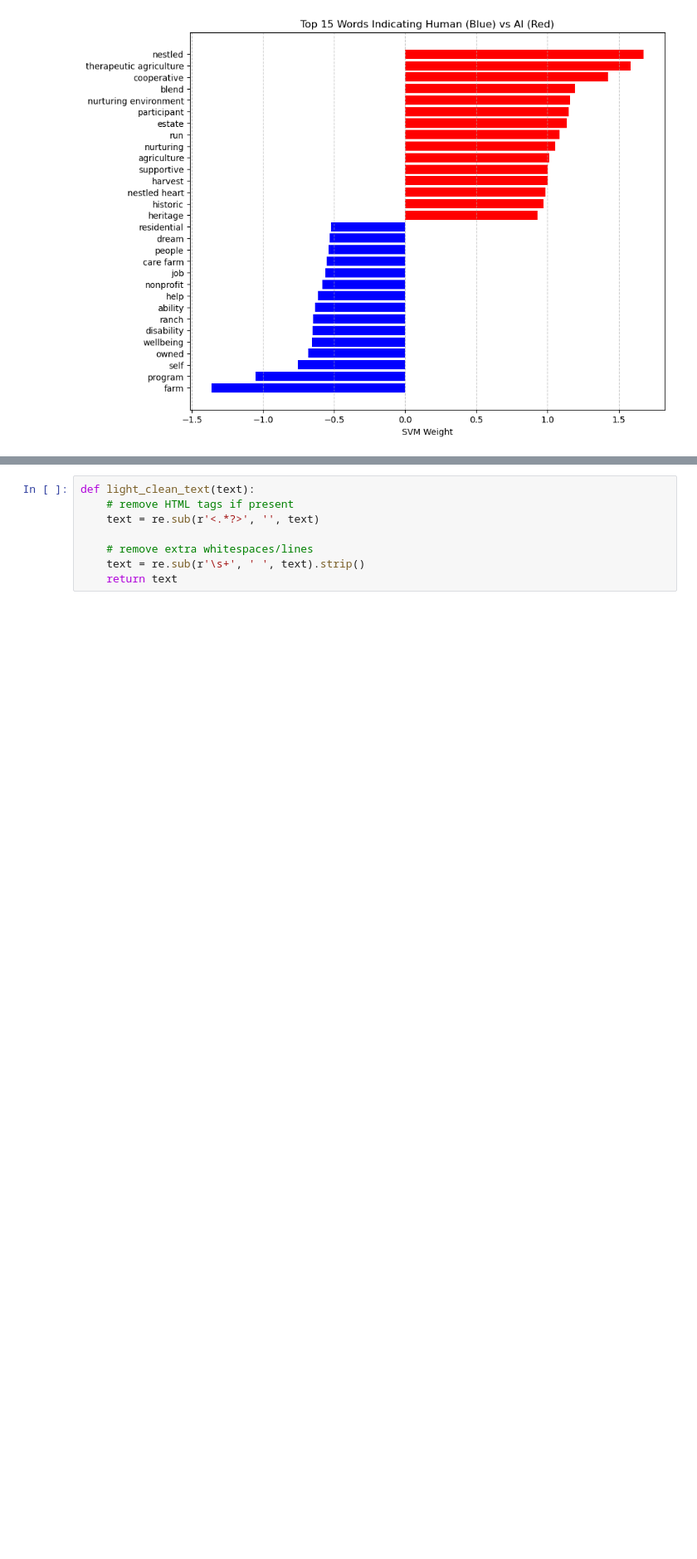
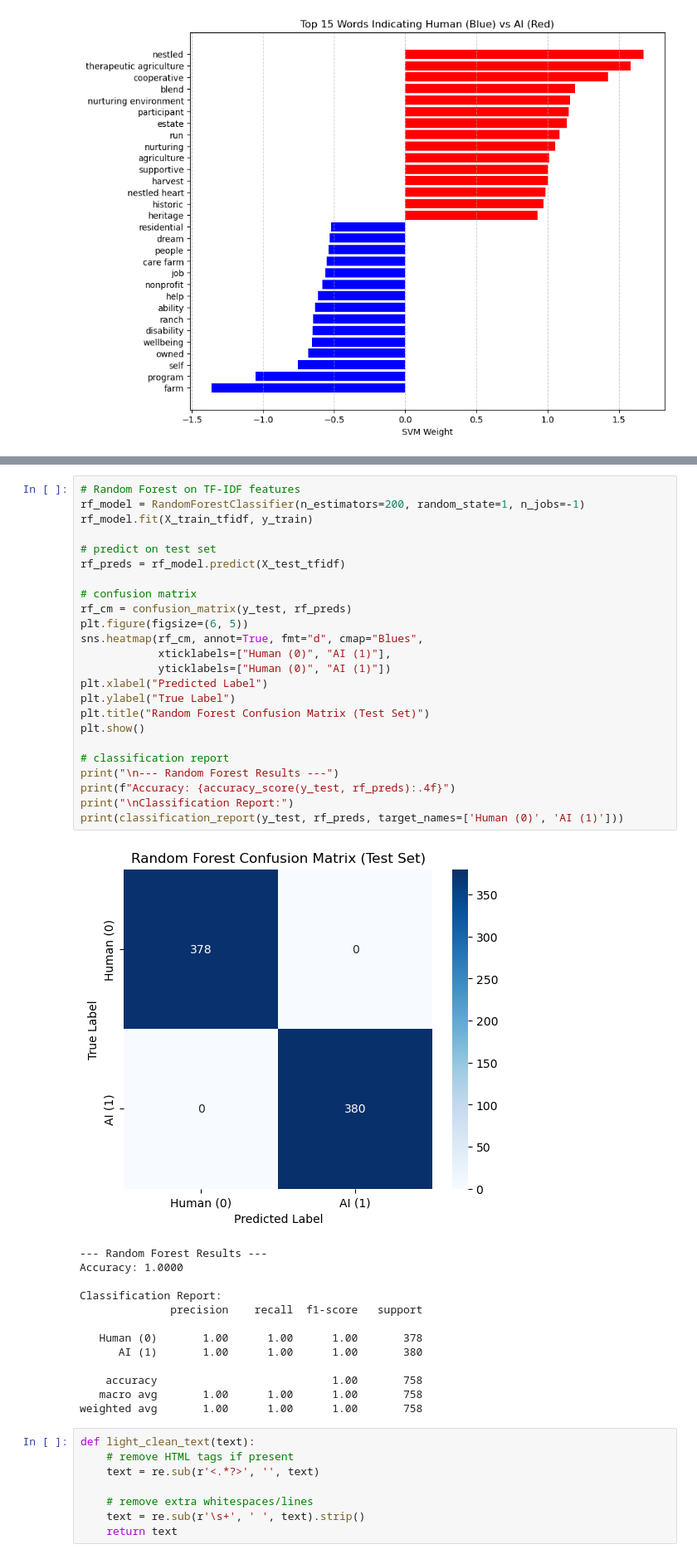
Before and after one commit to Husainz06/CSE881_AI_Detector, a Jupyter notebook: classification_models.ipynb, the cells around one changed output, grey strips where cells are left out. Shown at 83% size. Saved outputs shown, nothing was run; the diff lists cells and outputs as text; blank space fills up the shorter version.

```diff
--- a/classification_models.ipynb
+++ b/classification_models.ipynb
@@ -471,3 +523,41 @@ plt.show()
+# %%
+# Random Forest on TF-IDF features
+rf_model = RandomForestClassifier(n_estimators=200, random_state=1, n_jobs=-1)
+rf_model.fit(X_train_tfidf, y_train)
+
+# predict on test set
+rf_preds = rf_model.predict(X_test_tfidf)
+
+# confusion matrix
+rf_cm = confusion_matrix(y_test, rf_preds)
+plt.figure(figsize=(6, 5))
+sns.heatmap(rf_cm, annot=True, fmt="d", cmap="Blues",
+            xticklabels=["Human (0)", "AI (1)"],
+            yticklabels=["Human (0)", "AI (1)"])
+plt.xlabel("Predicted Label")
+plt.ylabel("True Label")
+plt.title("Random Forest Confusion Matrix (Test Set)")
+plt.show()
+
+# classification report
+print("\n--- Random Forest Results ---")
+print(f"Accuracy: {accuracy_score(y_test, rf_preds):.4f}")
+print("\nClassification Report:")
+print(classification_report(y_test, rf_preds, target_names=['Human (0)', 'AI (1)']))
+# %% [output]
+[figure, added]
+--- Random Forest Results ---
+Accuracy: 1.0000
+
+Classification Report:
+              precision    recall  f1-score   support
+
+   Human (0)       1.00      1.00      1.00       378
+      AI (1)       1.00      1.00      1.00       380
+
+    accuracy                           1.00       758
+   macro avg       1.00      1.00      1.00       758
+weighted avg       1.00      1.00      1.00       758
 # %%
 def light_clean_text(text):
     # remove HTML tags if present
```
Also changed, not shown: parts of 11 cells of this notebook, 1 other file.
